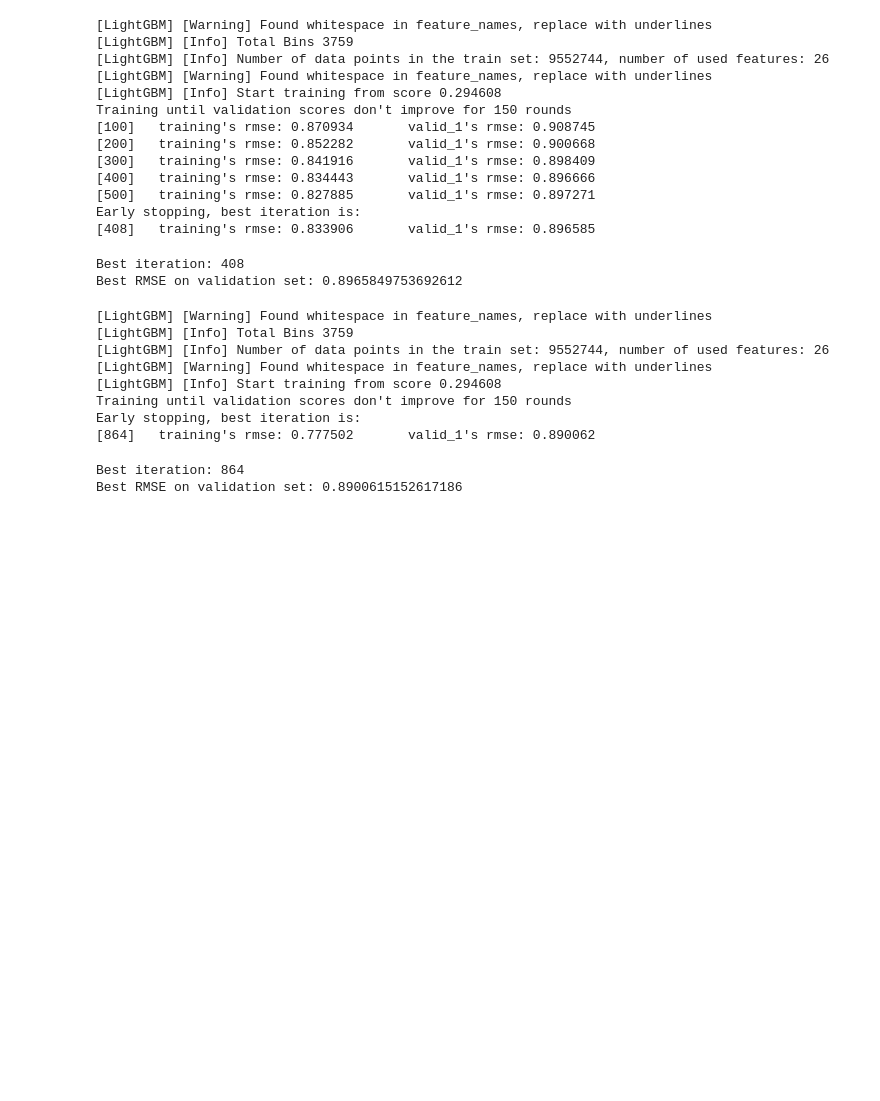
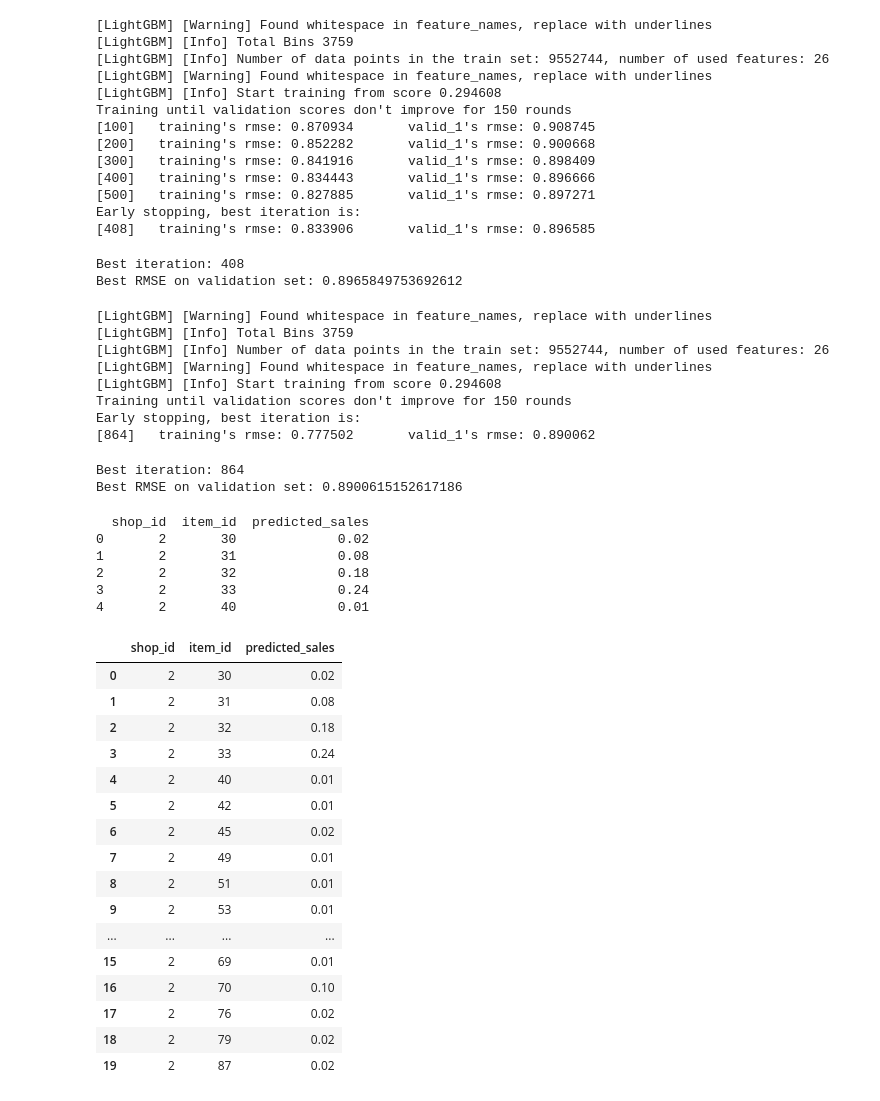
Before and after one commit to Youngeunzzi/DATATHON, a Jupyter notebook: ML.ipynb, the cells around one changed output. Saved outputs shown, nothing was run; the diff lists cells and outputs as text; code cells hidden in the pictures; blank space fills up the shorter version.

```diff
--- a/ML.ipynb
+++ b/ML.ipynb
@@ -1321,3 +1343,45 @@ print("Best RMSE on validation set:", lgb_model.best_score['valid_1']['rmse'])
 # %% [output]
 Best iteration: 864
 Best RMSE on validation set: 0.8900615152617186
+# %%
+y_pred = lgb_model.predict(X_valid)
+
+# 2. 예측 결과를 기존 검증 데이터에 붙이기
+all_data = X_valid.copy()
+all_data['predicted_sales'] = y_pred
+
+# 3. 상점별, 아이템별로 그룹화하여 판매량 집계
+grouped_result = all_data.groupby(['shop_id', 'item_id'])['predicted_sales'].sum().reset_index()
+
+# 4. 예측값 반올림 (선택사항)
+grouped_result['predicted_sales'] = grouped_result['predicted_sales'].round(2)
+
+# 결과 확인
+print(grouped_result.head())
+# %% [output]
+  shop_id  item_id  predicted_sales
+0       2       30             0.02
+1       2       31             0.08
+2       2       32             0.18
+3       2       33             0.24
+4       2       40             0.01
+# %%
+grouped_result.head(20)
+# %% [output]
+|  | shop_id | item_id | predicted_sales |
+| 0 | 2 | 30 | 0.02 |
+| 1 | 2 | 31 | 0.08 |
+| 2 | 2 | 32 | 0.18 |
+| 3 | 2 | 33 | 0.24 |
+| 4 | 2 | 40 | 0.01 |
+| 5 | 2 | 42 | 0.01 |
+| 6 | 2 | 45 | 0.02 |
+| 7 | 2 | 49 | 0.01 |
+| 8 | 2 | 51 | 0.01 |
+| 9 | 2 | 53 | 0.01 |
+| ... | ... | ... | ... |
+| 15 | 2 | 69 | 0.01 |
+| 16 | 2 | 70 | 0.10 |
+| 17 | 2 | 76 | 0.02 |
+| 18 | 2 | 79 | 0.02 |
+| 19 | 2 | 87 | 0.02 |
```
Also changed, not shown: parts of 12 cells of this notebook.
